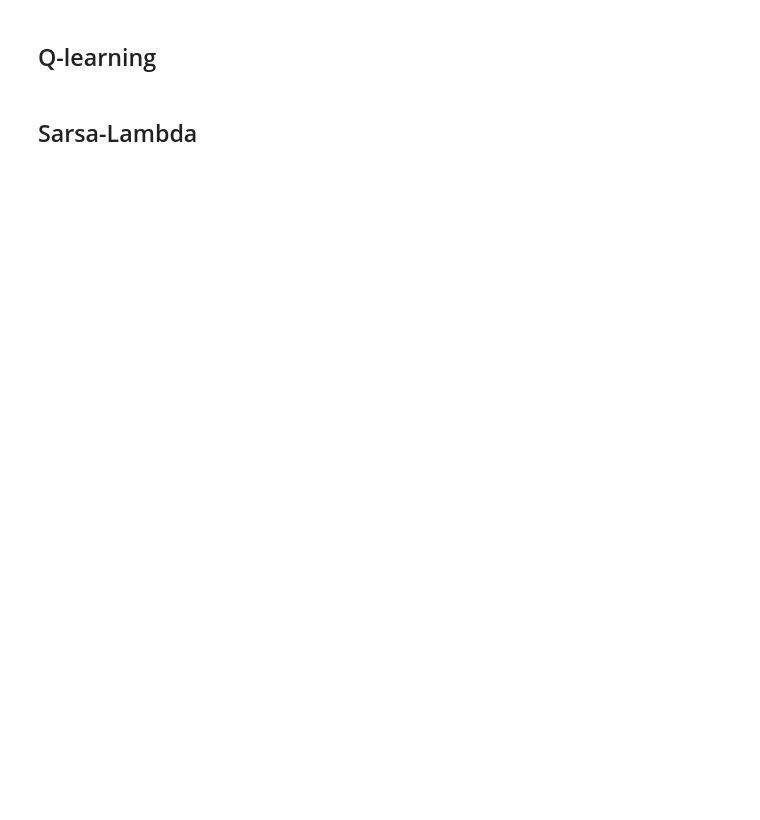
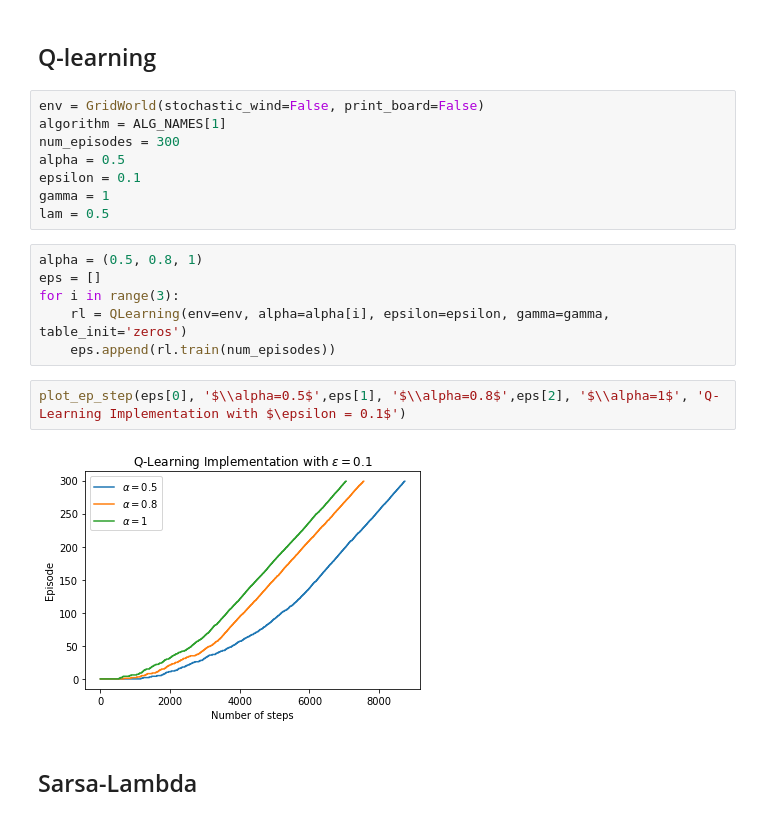
Before and after one commit to MatthewFilipovich/rl-gridworld, a Jupyter notebook: Plots.ipynb, the cells around one changed output. Cells and saved outputs as stored; diff of their text form; blank space fills up the shorter version.

```diff
--- a/Plots.ipynb
+++ b/Plots.ipynb
@@ -99,4 +99,22 @@ plot_ep_step(eps[0], '$\epsilon=0.1$',eps[1], '$\\epsilon=0.2$',eps[2], '$\\epsi
 # %% [markdown]
 ## Q-learning
+# %%
+env = GridWorld(stochastic_wind=False, print_board=False)
+algorithm = ALG_NAMES[1]
+num_episodes = 300
+alpha = 0.5
+epsilon = 0.1
+gamma = 1
+lam = 0.5
+# %%
+alpha = (0.5, 0.8, 1)
+eps = []
+for i in range(3):
+    rl = QLearning(env=env, alpha=alpha[i], epsilon=epsilon, gamma=gamma, table_init='zeros')
+    eps.append(rl.train(num_episodes))
+# %%
+plot_ep_step(eps[0], '$\\alpha=0.5$',eps[1], '$\\alpha=0.8$',eps[2], '$\\alpha=1$', 'Q-Learning Implementation with $\epsilon = 0.1$')
+# %% [output]
+[figure, added]
 # %% [markdown]
 ## Sarsa-Lambda
```
Also changed, not shown: parts of 26 cells of this notebook, 11 other files.
